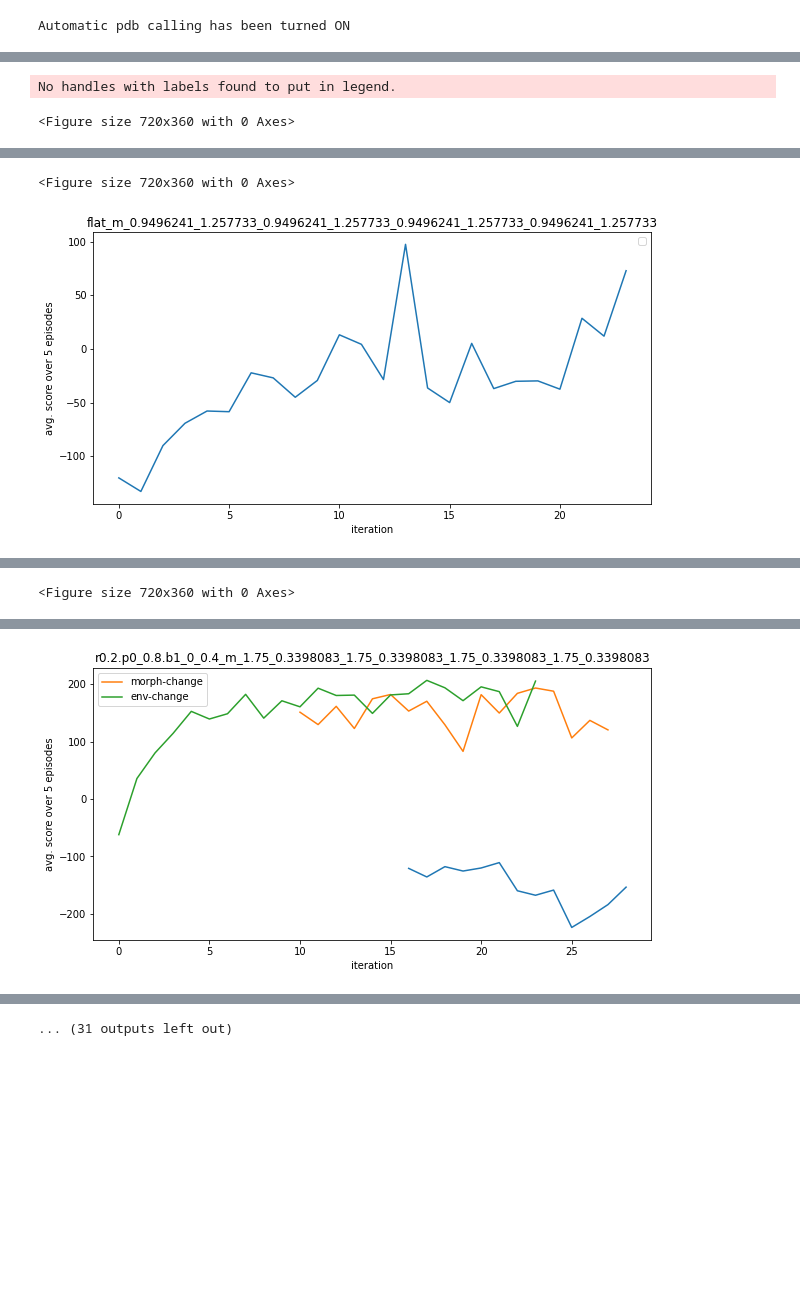
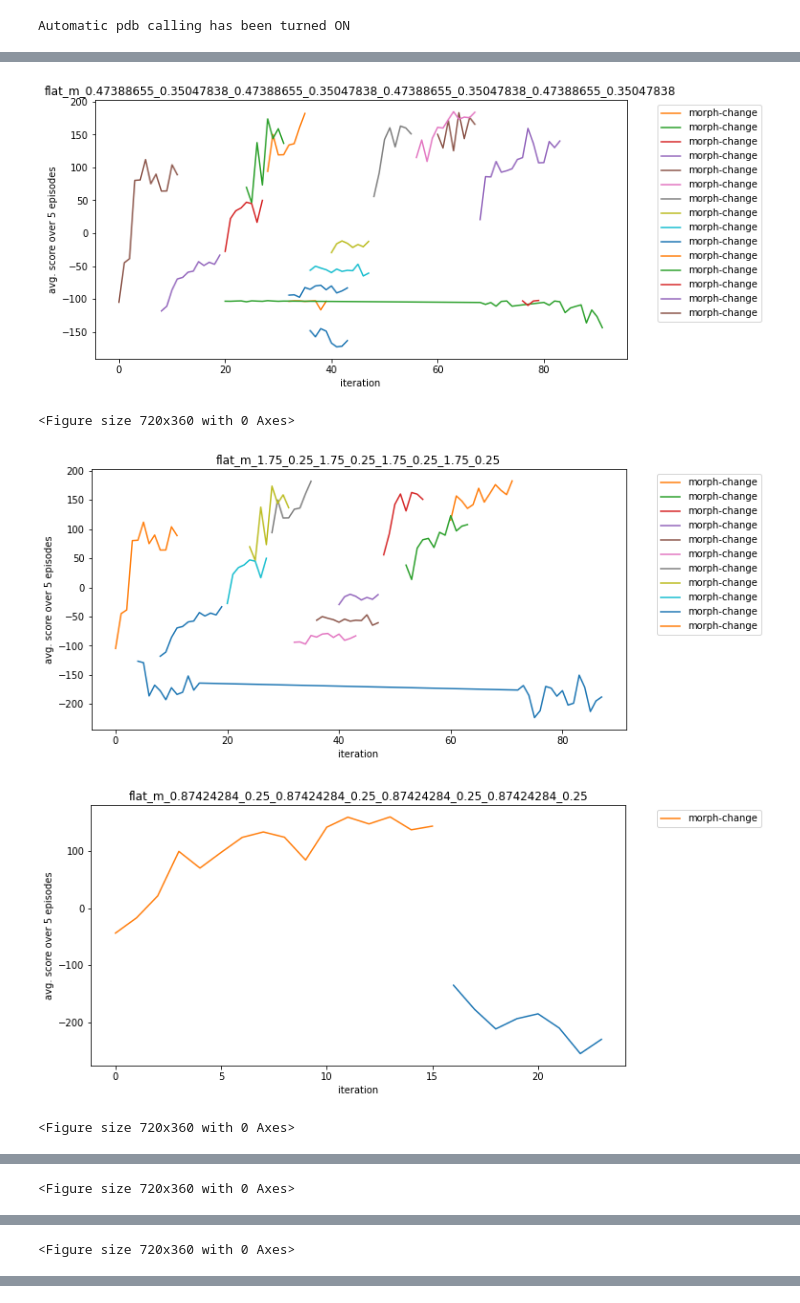
Before and after one commit to namratadeka/hierarchical-poet-derl, a Jupyter notebook: plots.ipynb, the cells around one changed output, grey strips where cells are left out. Drawn from its saved outputs; the diff is of its cells as text; code cells hidden in the pictures; blank space fills up the shorter version.

```diff
--- a/plots.ipynb
+++ b/plots.ipynb
@@ -12,3 +10,5 @@ exps = ['poet_v20', 'poet_v20a', 'poet_v20b', 'poet_v20c']
+# %%
+exps = ['poet_v16', 'poet_v16a', 'poet_v16b', 'poet_v16c']
 # %%
 parent_dict = {}
 scores = defaultdict(list)
@@ -29,27 +38,31 @@ for exp in exps:
 # %%
-all_parents = [*parent_dict.values()]
 for agent in scores:
     plt.figure(figsize=(10, 5))
     if agent not in all_parents:
         plt.plot(scores[agent][0], scores[agent][1])
         parent = parent_dict[agent]
         child = agent
         while parent != -1:
+            # print('{}\n{}\n'.format(child, parent))
             child_env, child_morph = child.split('_m_')
             parent_env, parent_morph = parent.split('_m_')
             label = []
             if child_morph != parent_morph:
                 label.append('morph-change')
             if child_env != parent_env:
                 label.append('env-change')
             plt.plot(scores[parent][0], scores[parent][1], label='-'.join(label))
             child = parent
             parent = parent_dict[child]
         plt.title(agent)
-        plt.legend()
+        plt.legend(bbox_to_anchor=(1.05, 1.0), loc='upper left')
         plt.xlabel('iteration')
         plt.ylabel('avg. score over 5 episodes')
         plt.show()
+        plt.close()
 # %% [output]
+[figure, new version]
-No handles with labels found to put in legend.
+<Figure size 720x360 with 0 Axes>
+[figure, new version]
+[figure, new version]
 <Figure size 720x360 with 0 Axes>
@@ -56,2 +70 @@ No handles with labels found to put in legend.
 <Figure size 720x360 with 0 Axes>
-[figure, old version]
@@ -58,5 +72,4 @@ No handles with labels found to put in legend.
 <Figure size 720x360 with 0 Axes>
 <Figure size 720x360 with 0 Axes>
-[figure, old version]
 <Figure size 720x360 with 0 Axes>
 <Figure size 720x360 with 0 Axes>
@@ -66 +76,0 @@ No handles with labels found to put in legend.
-... (31 outputs left out)
```
Also changed, not shown: parts of 9 cells of this notebook, 2 other files.
